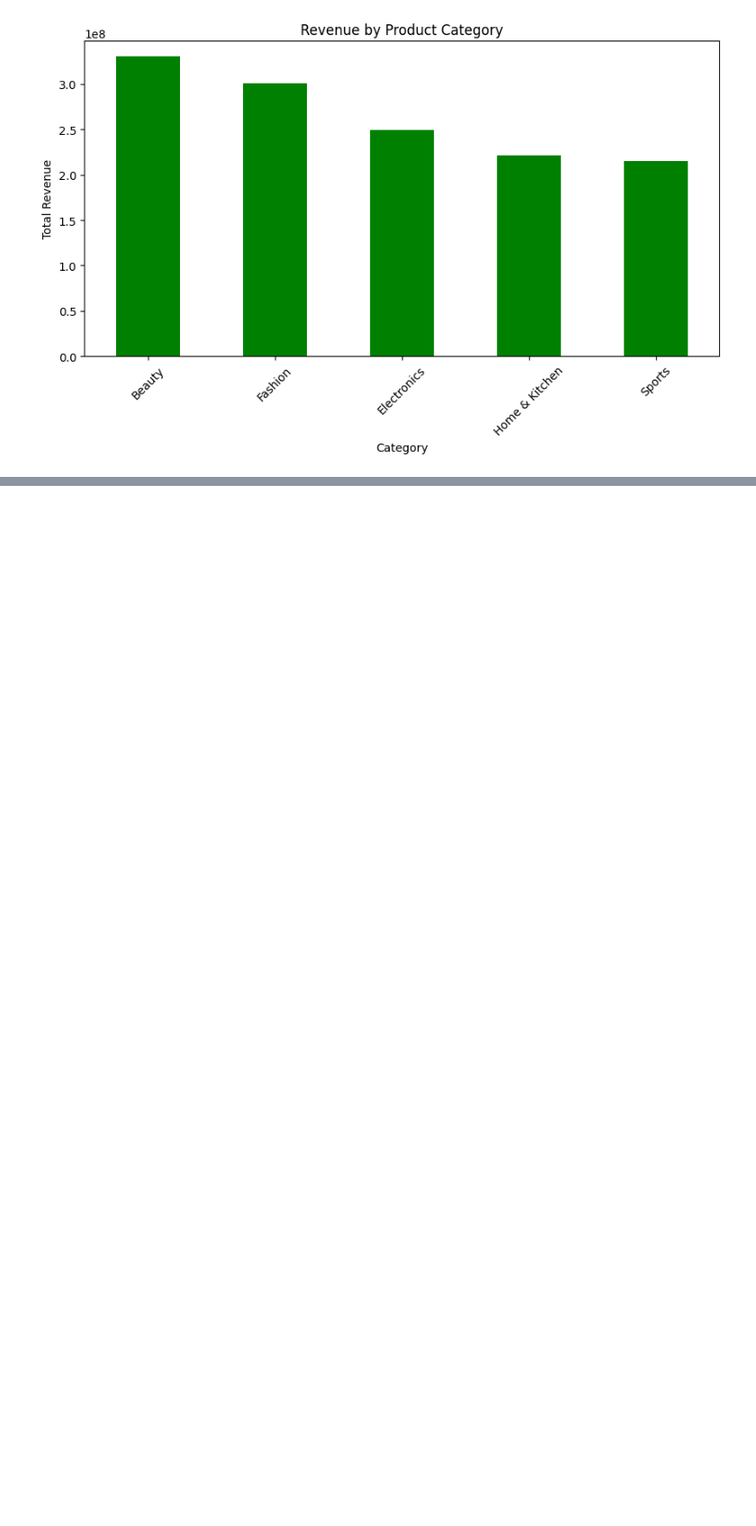
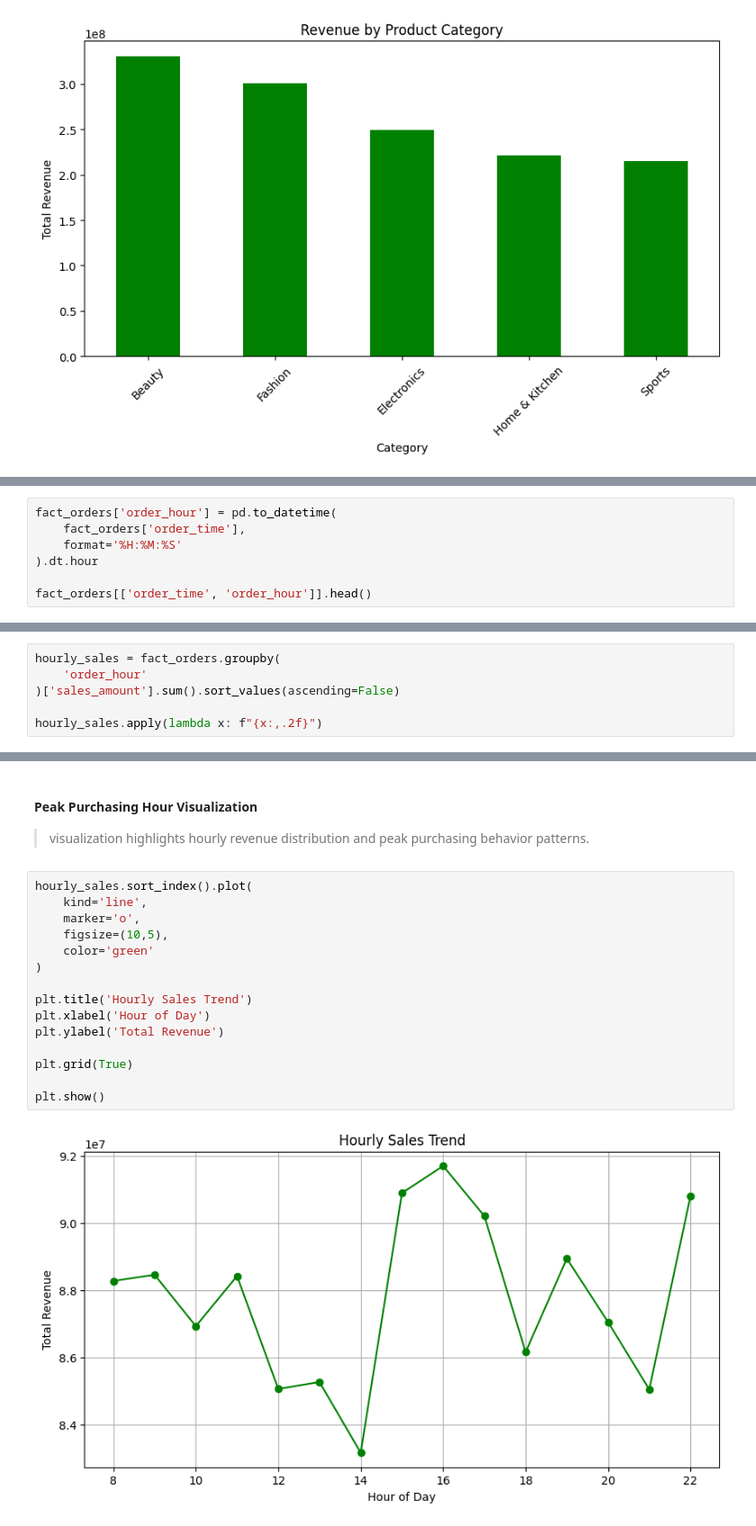
Before and after one commit to utkarshdhangar5/retail-sales-inventory-analytics, a Jupyter notebook: notebooks/ExploratoryDataAnalysis.ipynb, the cells around one changed output, grey strips where cells are left out. Shown at 90% size. Cells and saved outputs as stored; diff of their text form; blank space fills up the shorter version.

Commit message:
eda: analyzed category performance and peak purchasing hour trends

```diff
--- a/notebooks/ExploratoryDataAnalysis.ipynb
+++ b/notebooks/ExploratoryDataAnalysis.ipynb
@@ -538,0 +542,7 @@ plt.show()
+# %%
+fact_orders['order_hour'] = pd.to_datetime(
+    fact_orders['order_time'],
+    format='%H:%M:%S'
+).dt.hour
+
+fact_orders[['order_time', 'order_hour']].head()
@@ -538,0 +559,6 @@ plt.show()
+# %%
+hourly_sales = fact_orders.groupby(
+    'order_hour'
+)['sales_amount'].sum().sort_values(ascending=False)
+
+hourly_sales.apply(lambda x: f"{x:,.2f}")
@@ -538,0 +583,20 @@ plt.show()
+# %% [markdown]
+#### Peak Purchasing Hour Visualization
+> visualization highlights hourly revenue distribution and peak purchasing behavior patterns.
+# %%
+hourly_sales.sort_index().plot(
+    kind='line',
+    marker='o',
+    figsize=(10,5),
+    color='green'
+)
+
+plt.title('Hourly Sales Trend')
+plt.xlabel('Hour of Day')
+plt.ylabel('Total Revenue')
+
+plt.grid(True)
+
+plt.show()
+# %% [output]
+[figure, added]
```
Also changed, not shown: parts of 5 cells of this notebook.
